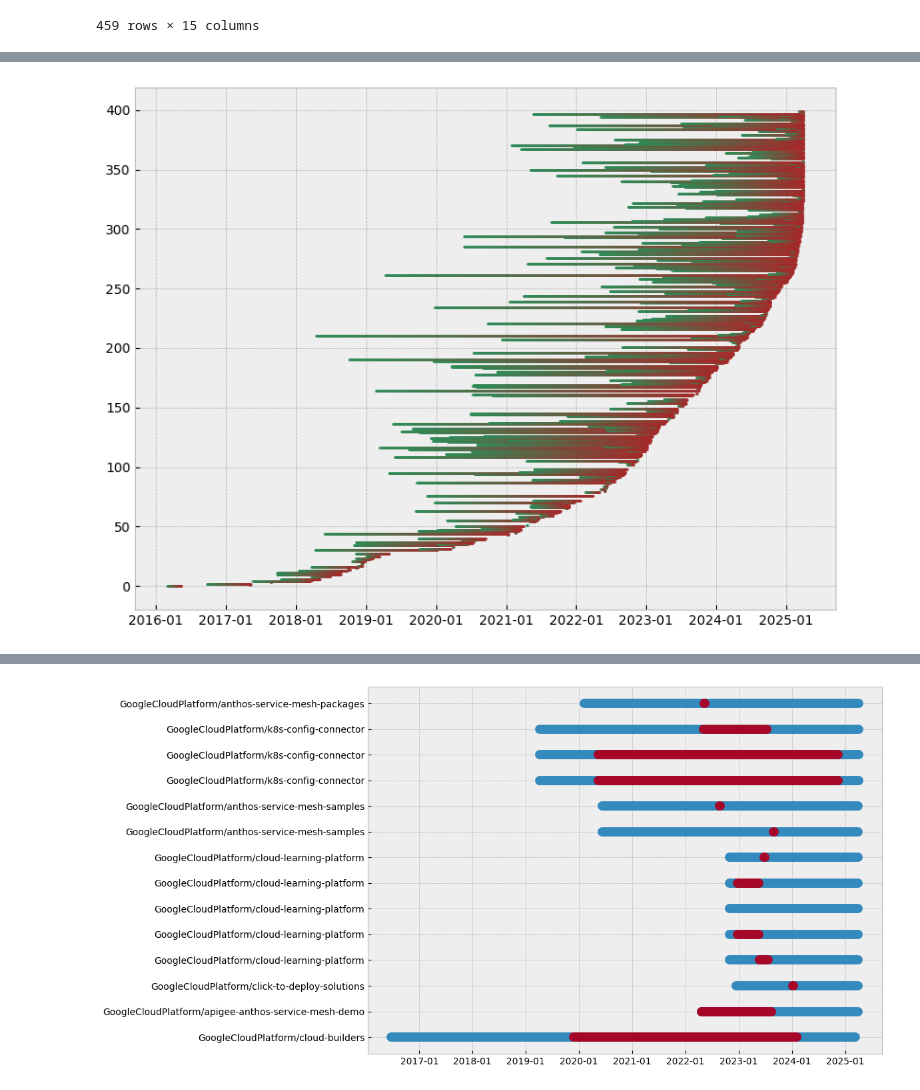
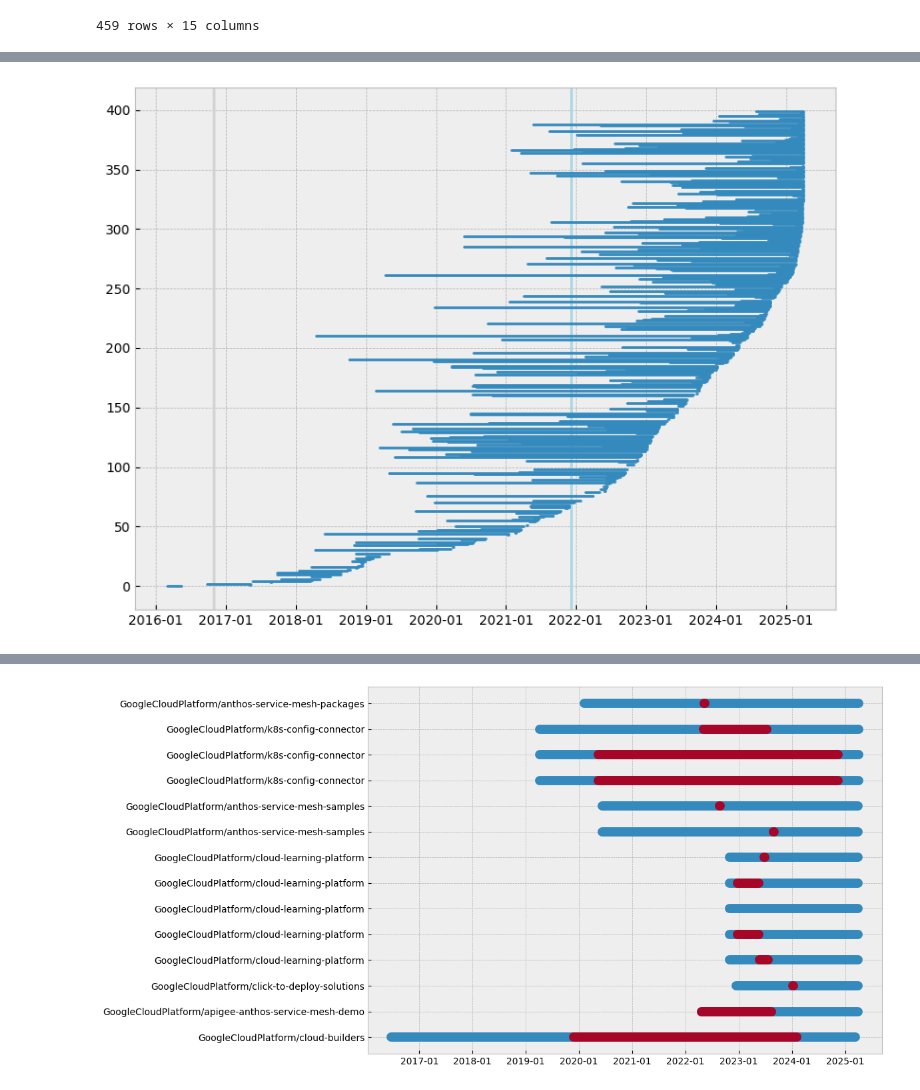
Before and after one commit to xisberto/hpa_usage, a Jupyter notebook: hpa_classify.ipynb, the cells around one changed output, grey strips where cells are left out. Saved outputs shown, nothing was run; the diff lists cells and outputs as text; code cells hidden in the pictures.

```diff
--- a/hpa_classify.ipynb
+++ b/hpa_classify.ipynb
@@ -818,69 +839,31 @@ dates_scatter_plot(details_dates_v2)#.sort_values('created_at', ignore_index=Tru
 # %%
 def timeline_plot(df):
     plt.figure(figsize=(8, 6))
     num_rows = df.shape[0]
     oldest_file_at = df['file_committed_at'].sort_values(inplace=False).iloc[0]
     if releasedate_hpav1 > oldest_file_at.replace(tzinfo=None):
         plt.axvline(x=releasedate_hpav1, color='lightgray', label="HPA v1")
     plt.axvline(x=releasedate_hpav2, color='lightblue', label="HPA v2")
 
+    # obtém as cores do tema utilizado em uma lista
+    colors = plt.rcParams['axes.prop_cycle'].by_key()['color']
+
     for i in df.index:
         # x1 = df.loc[i, 'created_at']
         x2 = df.loc[i, 'file_committed_at']
         x3 = df.loc[i, 'pushed_at']
         normalized_i = i / (num_rows - 1) if num_rows > 1 else 0.5
-        plt.plot([x2, x3], [i, i], marker='.', linewidth=1)
+        plt.plot([x2, x3], [i, i], linewidth=2, color=colors[0], solid_capstyle='round')
 
     plt.gca().xaxis.set_major_formatter(mdates.DateFormatter("%Y-%m"))
     plt.gca().xaxis.set_major_locator(mdates.AutoDateLocator())
     plt.tight_layout()
     plt.show()
 
 
-def timeline_collection(df):
-    fig, ax = plt.subplots(figsize=(8, 6))
-    segments = []
-    color_values = []
-
-    start_num = mdates.date2num(df['file_committed_at'])
-    end_num = mdates.date2num(df['pushed_at'])
-
-    num_points = 200
-
-    cmap = LinearSegmentedColormap.from_list("DrdDbu", ["seagreen", "brown"])
-
-    for i in df.index:
-        start = df.loc[i, 'file_committed_at']
-        end = df.loc[i, 'pushed_at']
-
-        start_num = mdates.date2num(start)
-        end_num = mdates.date2num(end)
-
-        x_seq = np.linspace(start_num, end_num, num_points)
-        y_seq = np.full(num_points, i, dtype=float)
-
-        for j in range(num_points - 1):
-            seg = [
-                (x_seq[j], y_seq[j]),
-                (x_seq[j+1], y_seq[j+1])
-            ]
-            color = (j / num_points -1)
-            segments.append(seg)
-            color_values.append(color)
-
-    lc = LineCollection(segments, array=np.array(color_values), cmap=cmap, linewidth=2)
-    lc.set_joinstyle('round')
-    lc.set_capstyle('round')
-    ax.add_collection(lc)
-
-    ax.xaxis.set_major_formatter(mdates.DateFormatter("%Y-%m"))
-    ax.xaxis.set_major_locator(mdates.AutoDateLocator())
-    ax.autoscale_view()
-    plt.tight_layout()
-    plt.show()
 
 
-timeline_collection(details_dates)
+timeline_plot(details_dates)
 # %% [output]
-[figure, old version]
+[figure, new version]
 # %%
```
Also changed, not shown: parts of 15 cells of this notebook.
